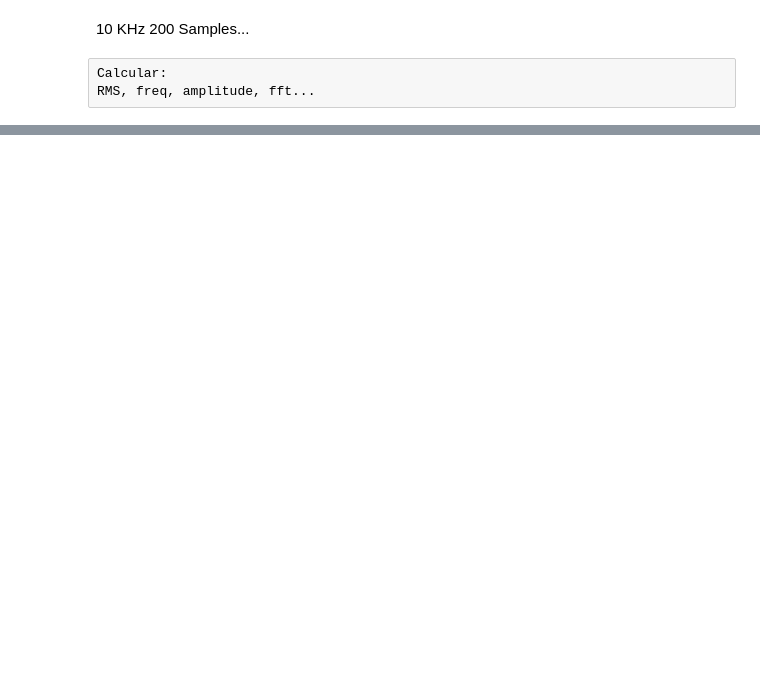
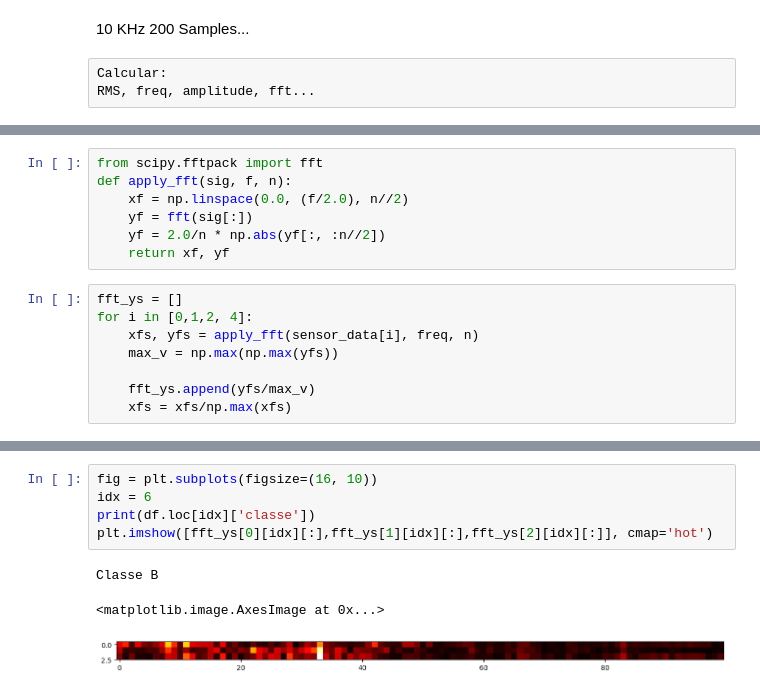
Before and after one commit to luizhlc/MVC, a Jupyter notebook: test.ipynb, the cells around one changed output, grey strips where cells are left out. Cells and saved outputs as stored; diff of their text form; blank space fills up the shorter version.

```diff
--- a/test.ipynb
+++ b/test.ipynb
@@ -150,0 +171,15 @@ sig_noise_freq = np.abs(scipy.fftpack.fftfreq(time.size, 3/1000))
+# %%
+from scipy.fftpack import fft
+def apply_fft(sig, f, n):
+    xf = np.linspace(0.0, (f/2.0), n//2)
+    yf = fft(sig[:])
+    yf = 2.0/n * np.abs(yf[:, :n//2])
+    return xf, yf
+# %%
+fft_ys = []
+for i in [0,1,2, 4]:
+    xfs, yfs = apply_fft(sensor_data[i], freq, n)
+    max_v = np.max(np.max(yfs))
+
+    fft_ys.append(yfs/max_v)
+    xfs = xfs/np.max(xfs)
@@ -150,0 +194,9 @@ sig_noise_freq = np.abs(scipy.fftpack.fftfreq(time.size, 3/1000))
+# %%
+fig = plt.subplots(figsize=(16, 10))
+idx = 6
+print(df.loc[idx]['classe'])
+plt.imshow([fft_ys[0][idx][:],fft_ys[1][idx][:],fft_ys[2][idx][:]], cmap='hot')
+# %% [output]
+Classe B
+<matplotlib.image.AxesImage at 0x...>
+[figure, added]
```
Also changed, not shown: parts of 29 cells of this notebook, 2 other files.
